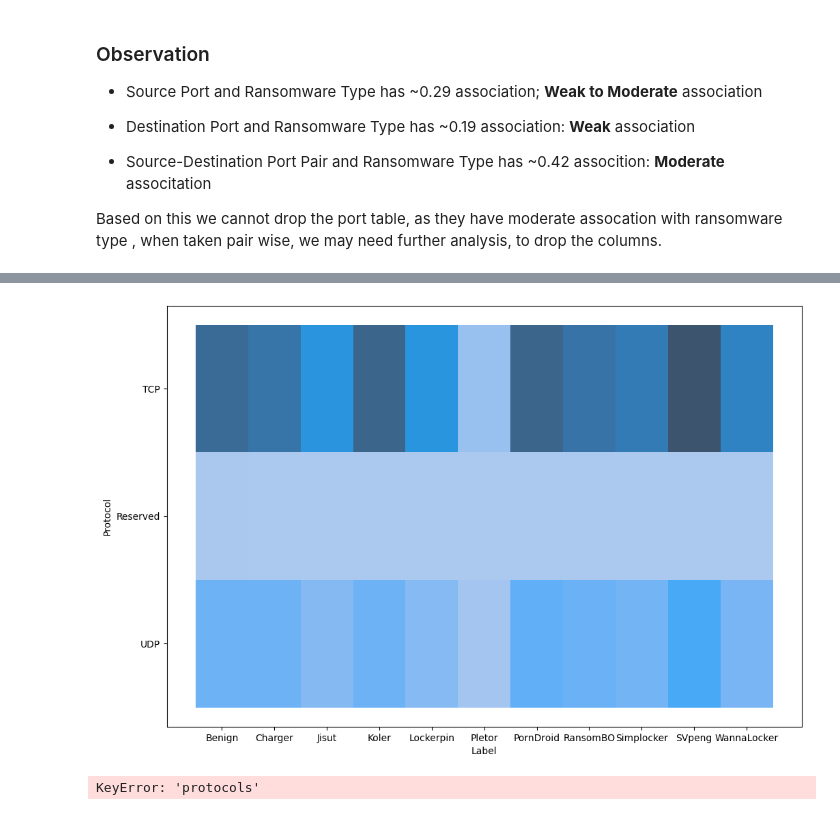
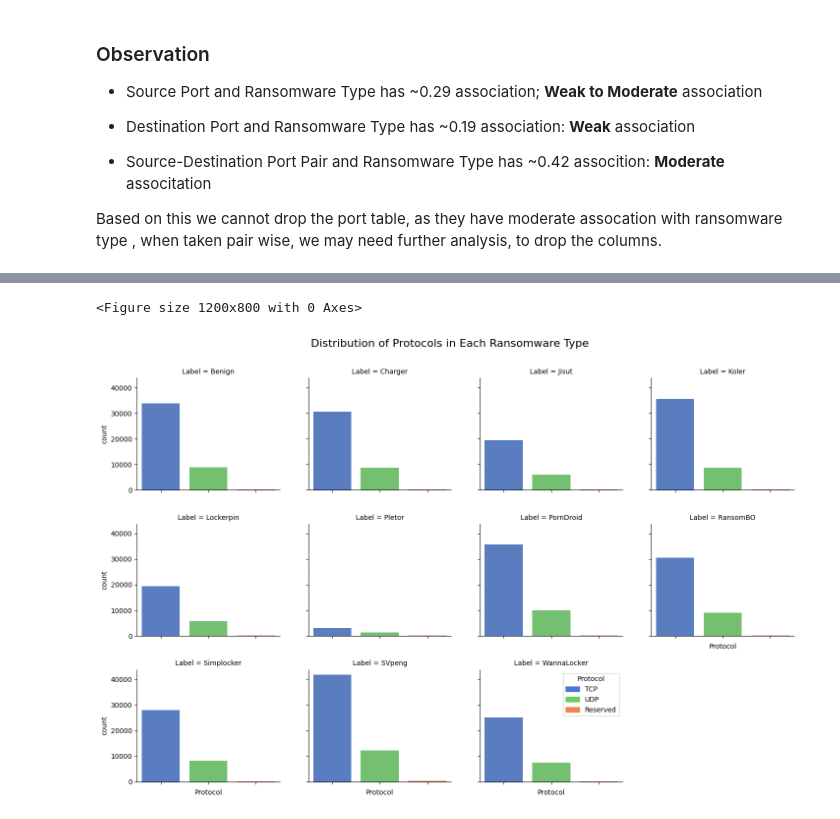
Before and after one commit to ArchisKulkarni002/RansomwareMLProject, a Jupyter notebook: Ransomware_Main.ipynb, the cells around one changed output, grey strips where cells are left out. Drawn from its saved outputs; the diff is of its cells as text; code cells hidden in the pictures.

```diff
--- a/Ransomware_Main.ipynb
+++ b/Ransomware_Main.ipynb
@@ -316,27 +318,32 @@ plt.show()
-# %%
-plt.figure(figsize=(12, 8))
-
-sns.histplot(data=processed_ransomware_df, y='Protocol', x ='Label')
-plt.show()
-# %% [output]
-[figure, removed]
 # %%
 plt.figure(figsize=(12, 8))
-grid = sn.FacetGrid(data=day_df_mod, col='cluster',height=3, aspect=1.2, col_wrap=4)
+grid = sns.FacetGrid(data=processed_ransomware_df, col='Label',height=3, aspect=1.2, col_wrap=4)
 
-grid.map(sn.countplot,'mnth', 'cnt', order = ['jan', 'feb', 'mar', 'apr', 'may', 'jun', 'jul', 'aug', 'sep', 'oct', 'nov', 'dec'], palette = month_palette)
+grid.map(sns.countplot, 'Protocol', order=['TCP', 'UDP', 'Reserved'], palette = protocol_palette)
 
 # # grid.fig.suptitle('Count of Each Weekday in Each Cluster', y=1.05, fontsize=16
 
 for i, ax in enumerate(grid.axes.flat):
-  if i>3:
+  if i>=3:
     ax.set_xticklabels(ax.get_xticklabels(), rotation=90)
 
 # Adjust layout to avoid overlap
 plt.tight_layout()
 grid.fig.subplots_adjust(hspace=0.3, wspace=0.2)
-grid.fig.suptitle('Distribution of Rides per Month in Each Cluster', y=1.05, fontsize=16)
+grid.fig.suptitle('Distribution of Protocols in Each Ransomware Type', y=1.05, fontsize=16)
+grid.add_legend()
+import matplotlib.patches as mpatches
+legend_handles = [
+  mpatches.Patch(color=sns.color_palette("muted")[0], label='TCP'),      # muted blue
+    mpatches.Patch(color=sns.color_palette("muted")[2], label='UDP'),      # muted green
+    mpatches.Patch(color=sns.color_palette("muted")[1], label='Reserved')  # muted orange
+
+]
+
+# Add the custom legend to the grid
+plt.legend(handles=legend_handles, title="Protocol", loc="upper right")
 # Show the plot
 plt.show()
 # %% [output]
-KeyError: 'protocols'
+<Figure size 1200x800 with 0 Axes>
+[figure, added]
```
Also changed, not shown: parts of 5 cells of this notebook.
